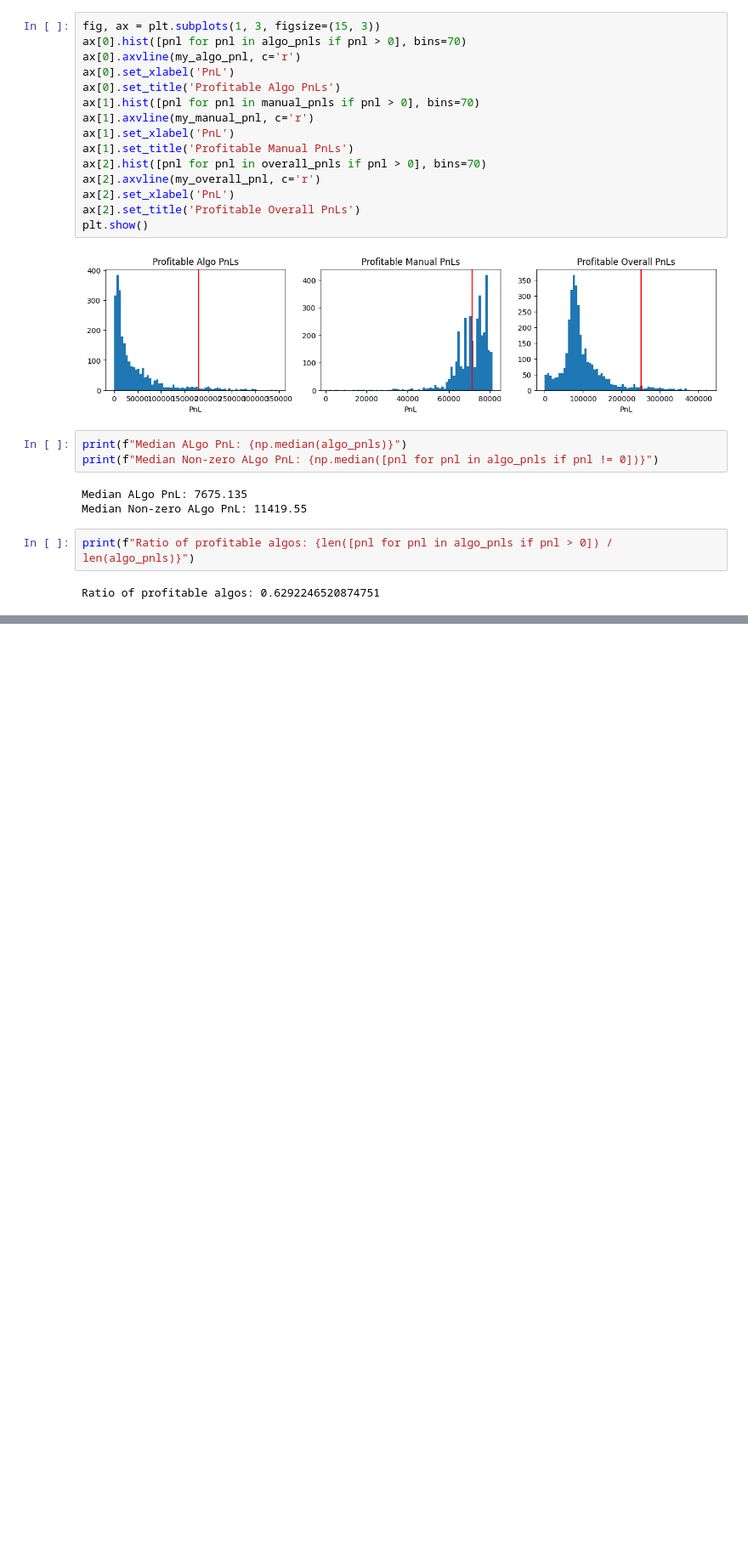
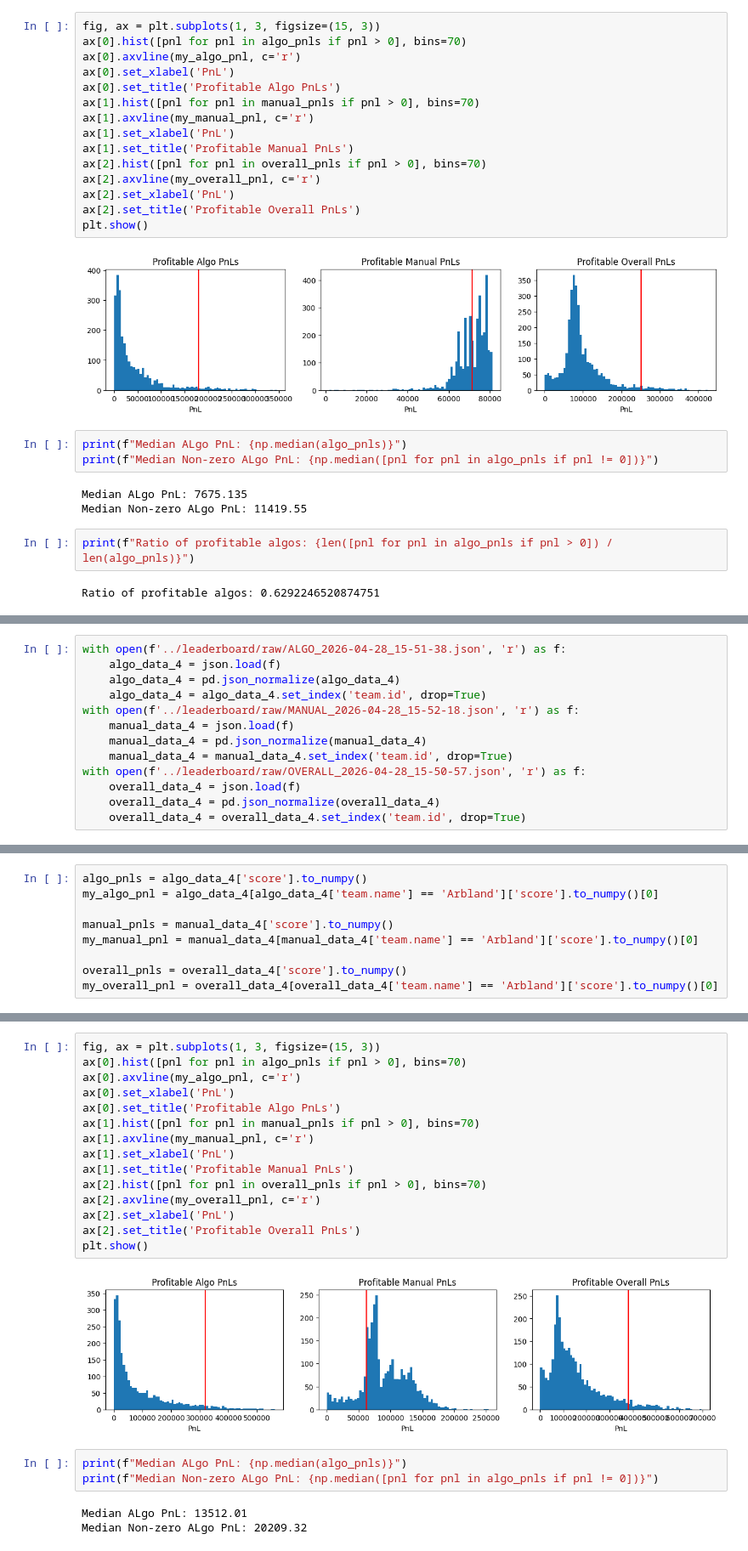
Before and after one commit to aemilani/imc-prosperity-4, a Jupyter notebook: notebooks/leaderboard.ipynb, the cells around one changed output, grey strips where cells are left out. Shown at 85% size. Cells and saved outputs as stored; diff of their text form; blank space fills up the shorter version.

Commit message:
Round 4 leaderboard analysed

```diff
--- a/notebooks/leaderboard.ipynb
+++ b/notebooks/leaderboard.ipynb
@@ -247,0 +250,13 @@ Ratio of profitable algos: 0.6292246520874751
+# %%
+with open(f'../leaderboard/raw/ALGO_2026-04-28_15-51-38.json', 'r') as f:
+    algo_data_4 = json.load(f)
+    algo_data_4 = pd.json_normalize(algo_data_4)
+    algo_data_4 = algo_data_4.set_index('team.id', drop=True)
+with open(f'../leaderboard/raw/MANUAL_2026-04-28_15-52-18.json', 'r') as f:
+    manual_data_4 = json.load(f)
+    manual_data_4 = pd.json_normalize(manual_data_4)
+    manual_data_4 = manual_data_4.set_index('team.id', drop=True)
+with open(f'../leaderboard/raw/OVERALL_2026-04-28_15-50-57.json', 'r') as f:
+    overall_data_4 = json.load(f)
+    overall_data_4 = pd.json_normalize(overall_data_4)
+    overall_data_4 = overall_data_4.set_index('team.id', drop=True)
@@ -247,0 +267,9 @@ Ratio of profitable algos: 0.6292246520874751
+# %%
+algo_pnls = algo_data_4['score'].to_numpy()
+my_algo_pnl = algo_data_4[algo_data_4['team.name'] == 'Arbland']['score'].to_numpy()[0]
+
+manual_pnls = manual_data_4['score'].to_numpy()
+my_manual_pnl = manual_data_4[manual_data_4['team.name'] == 'Arbland']['score'].to_numpy()[0]
+
+overall_pnls = overall_data_4['score'].to_numpy()
+my_overall_pnl = overall_data_4[overall_data_4['team.name'] == 'Arbland']['score'].to_numpy()[0]
@@ -247,0 +284,23 @@ Ratio of profitable algos: 0.6292246520874751
+# %%
+fig, ax = plt.subplots(1, 3, figsize=(15, 3))
+ax[0].hist([pnl for pnl in algo_pnls if pnl > 0], bins=70)
+ax[0].axvline(my_algo_pnl, c='r')
+ax[0].set_xlabel('PnL')
+ax[0].set_title('Profitable Algo PnLs')
+ax[1].hist([pnl for pnl in manual_pnls if pnl > 0], bins=70)
+ax[1].axvline(my_manual_pnl, c='r')
+ax[1].set_xlabel('PnL')
+ax[1].set_title('Profitable Manual PnLs')
+ax[2].hist([pnl for pnl in overall_pnls if pnl > 0], bins=70)
+ax[2].axvline(my_overall_pnl, c='r')
+ax[2].set_xlabel('PnL')
+ax[2].set_title('Profitable Overall PnLs')
+plt.show()
+# %% [output]
+[figure, added]
+# %%
+print(f"Median ALgo PnL: {np.median(algo_pnls)}")
+print(f"Median Non-zero ALgo PnL: {np.median([pnl for pnl in algo_pnls if pnl != 0])}")
+# %% [output]
+Median ALgo PnL: 13512.01
+Median Non-zero ALgo PnL: 20209.32
```
Also changed, not shown: parts of 4 cells of this notebook.
